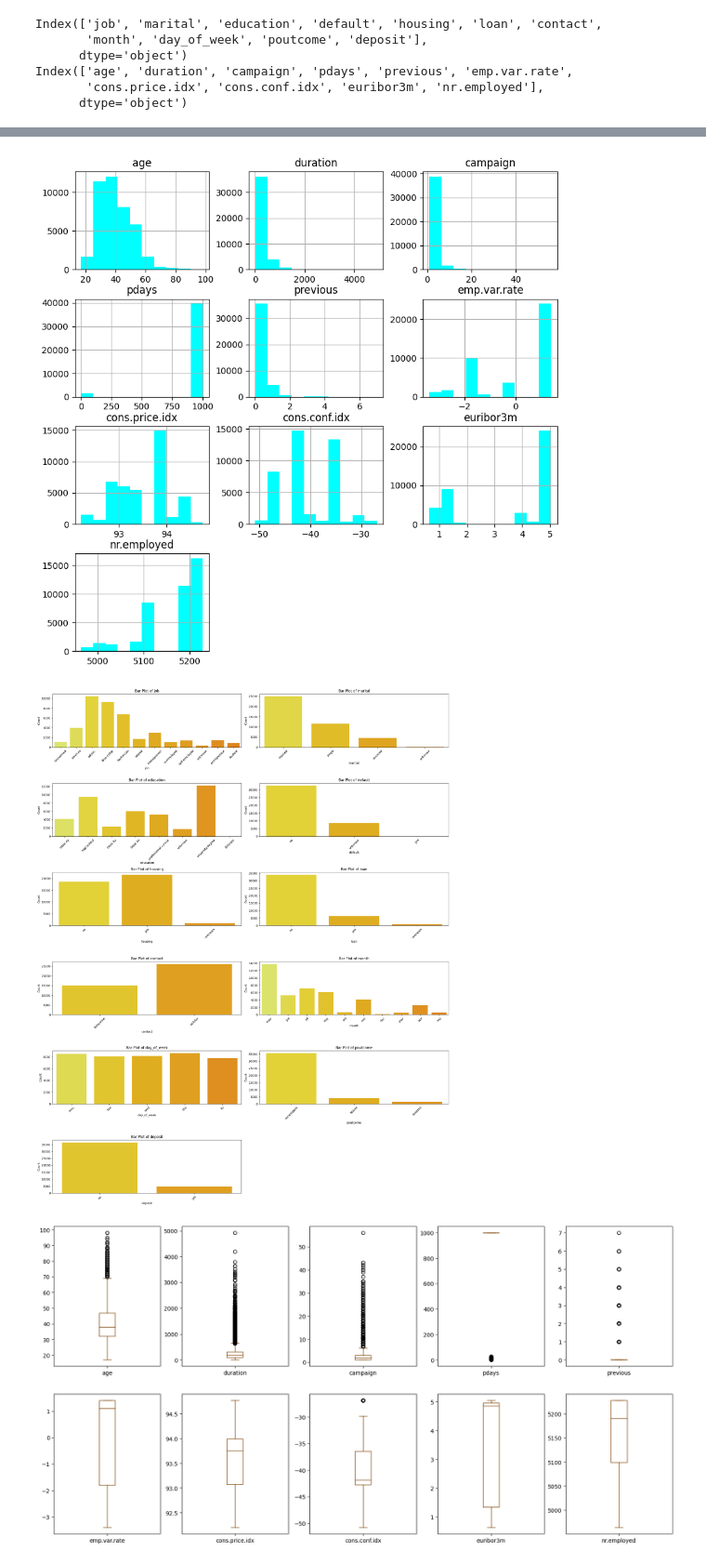
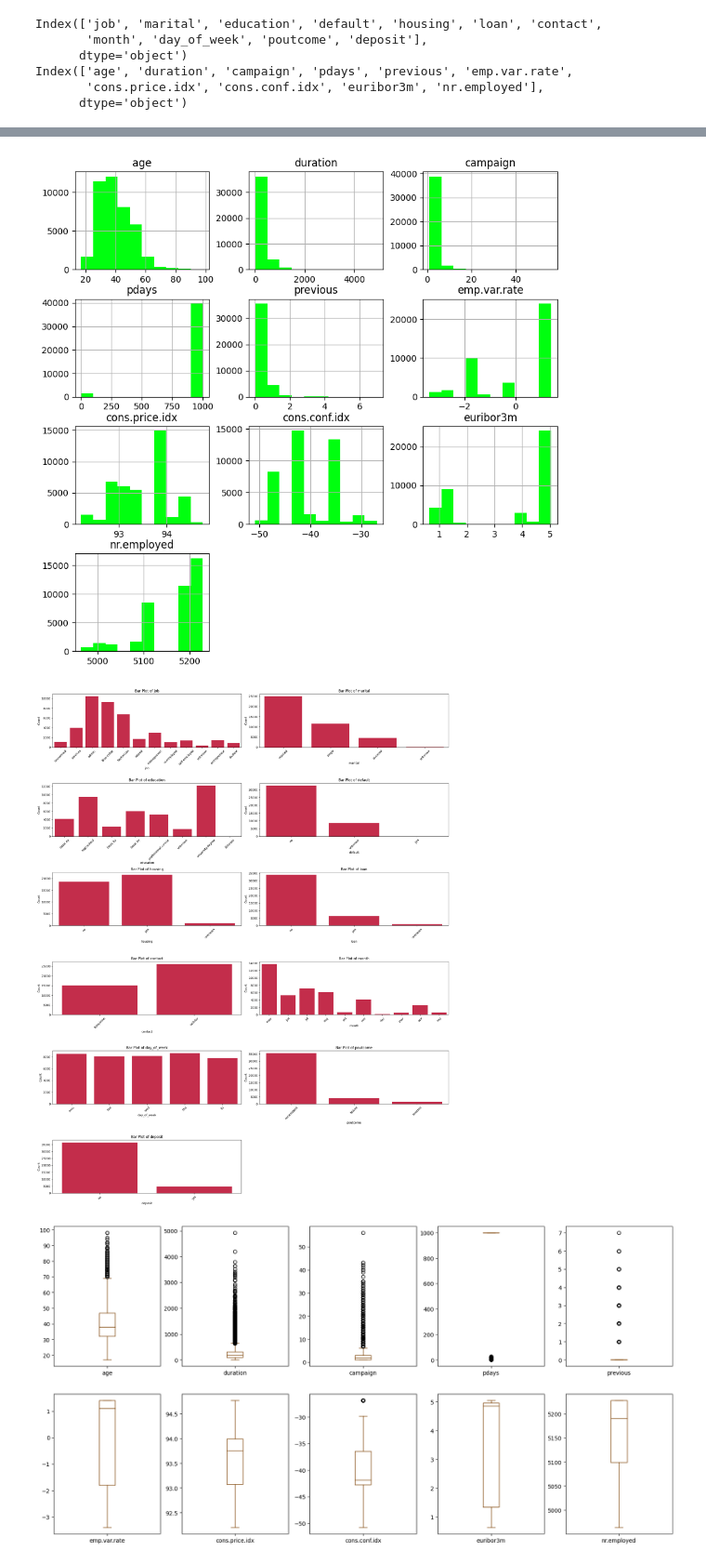
Before and after one commit to sirilalithaadapa/PRODIGY_DS_03, a Jupyter notebook: PRODIGY_DS_03.ipynb, the cells around one changed output, grey strips where cells are left out. Shown at 93% size. Drawn from its saved outputs; the diff is of its cells as text; code cells hidden in the pictures.

```diff
--- a/PRODIGY_DS_03.ipynb
+++ b/PRODIGY_DS_03.ipynb
@@ -147,33 +147,33 @@ df.describe(include='object')
 | top | admin. | married | university.degree | no | yes | no | cellular | may | thu | nonexistent | ... |
 | freq | 10422 | 24928 | 12168 | 32588 | 21576 | 33950 | 26144 | 13769 | 8623 | 35563 | ... |
 # %%
-df.hist(figsize=(10,10),color='#00FFFF')
+df.hist(figsize=(10,10),color='#00FF0F')
 plt.show()
 # %% [output]
-[figure, old version]
+[figure, new version]
 # %%
 # Calculate the number of rows and columns for subplots
 num_plots = len(cat_cols)
 num_rows = (num_plots + 1) // 2  # Add 1 and divide by 2 to round up for odd numbers
 num_cols = 2
 
 # Create a new figure
 plt.figure(figsize=(20, 25))  # Adjust the figure size as needed
 
 # Loop through each feature and create a countplot
 for i, feature in enumerate(cat_cols, 1):
     plt.subplot(num_rows, num_cols, i)
-    sns.countplot(x=feature, data=df, palette='Wistia')
+    sns.countplot(x=feature, data=df, color='#DC143C')
     plt.title(f'Bar Plot of {feature}')
     plt.xlabel(feature)
     plt.ylabel('Count')
     plt.xticks(rotation=45)
 
 # Adjust layout to prevent overlap of subplots
 plt.tight_layout()
 plt.show()
 # %% [output]
-[figure, old version]
+[figure, new version]
 # %%
 df.plot(kind='box', subplots=True, layout=(2,5),figsize=(20,10),color='#7b3f00')
 plt.show()
```
